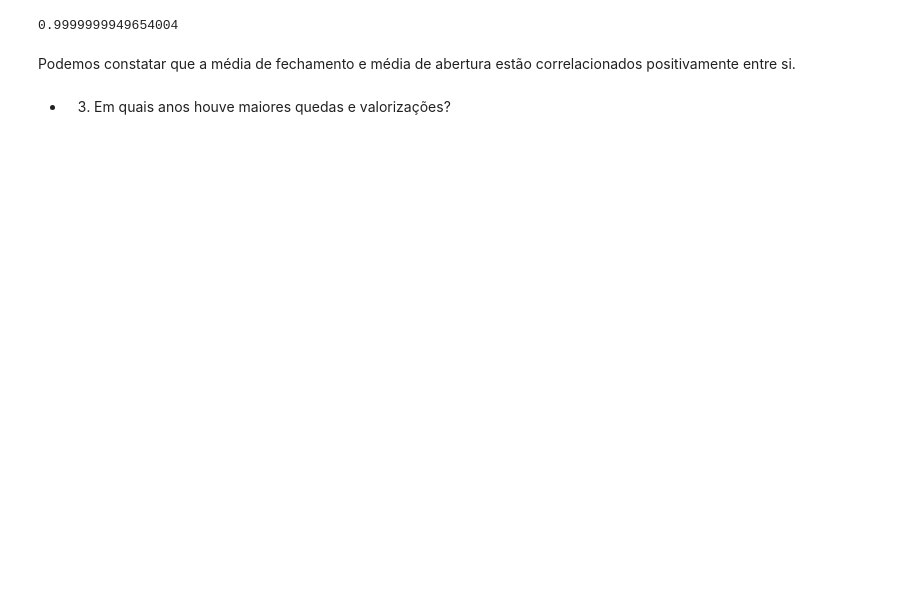
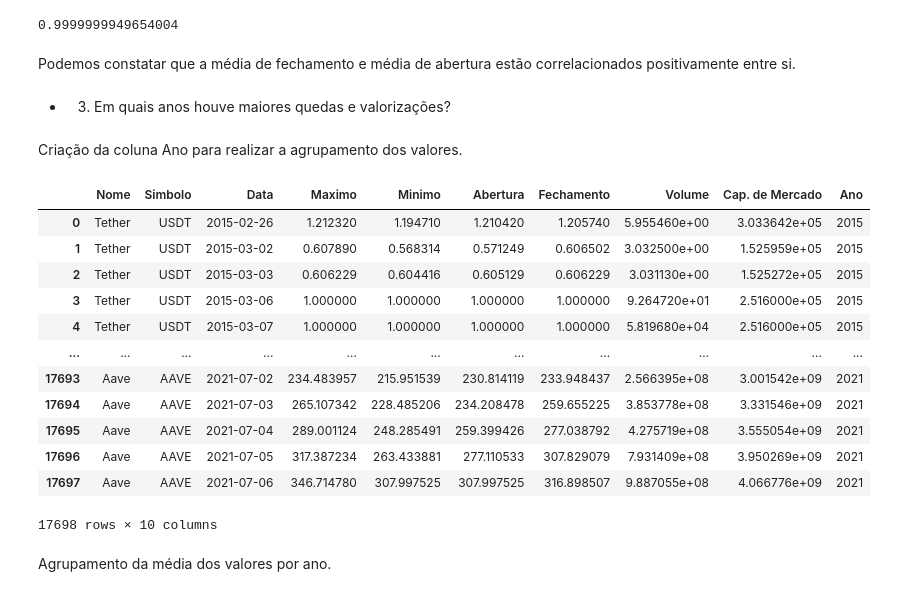
Before and after one commit to gideoni-santos/HermesCrypto, a Jupyter notebook: relatorio.ipynb, the cells around one changed output. Cells and saved outputs as stored; diff of their text form; code cells hidden in the pictures; blank space fills up the shorter version.

```diff
--- a/relatorio.ipynb
+++ b/relatorio.ipynb
@@ -404,3 +404,25 @@ correlacao
 Podemos constatar que a média de fechamento e média de abertura estão correlacionados positivamente entre si.
 # %% [markdown]
 - 3. Em quais anos houve maiores quedas e valorizações?
+# %% [markdown]
+Criação da coluna Ano para realizar a agrupamento dos valores.
+# %%
+data_clean['Data'] = pd.to_datetime(data_clean['Data'])
+data_clean['Ano'] = data_clean['Data'].dt.year
+data_clean
+# %% [output]
+|  | Nome | Simbolo | Data | Maximo | Minimo | Abertura | Fechamento | Volume | Cap. de Mercado | Ano |
+| 0 | Tether | USDT | 2015-02-26 | 1.212320 | 1.194710 | 1.210420 | 1.205740 | 5.955460e+00 | 3.033642e+05 | 2015 |
+| 1 | Tether | USDT | 2015-03-02 | 0.607890 | 0.568314 | 0.571249 | 0.606502 | 3.032500e+00 | 1.525959e+05 | 2015 |
+| 2 | Tether | USDT | 2015-03-03 | 0.606229 | 0.604416 | 0.605129 | 0.606229 | 3.031130e+00 | 1.525272e+05 | 2015 |
+| 3 | Tether | USDT | 2015-03-06 | 1.000000 | 1.000000 | 1.000000 | 1.000000 | 9.264720e+01 | 2.516000e+05 | 2015 |
+| 4 | Tether | USDT | 2015-03-07 | 1.000000 | 1.000000 | 1.000000 | 1.000000 | 5.819680e+04 | 2.516000e+05 | 2015 |
+| ... | ... | ... | ... | ... | ... | ... | ... | ... | ... | ... |
+| 17693 | Aave | AAVE | 2021-07-02 | 234.483957 | 215.951539 | 230.814119 | 233.948437 | 2.566395e+08 | 3.001542e+09 | 2021 |
+| 17694 | Aave | AAVE | 2021-07-03 | 265.107342 | 228.485206 | 234.208478 | 259.655225 | 3.853778e+08 | 3.331546e+09 | 2021 |
+| 17695 | Aave | AAVE | 2021-07-04 | 289.001124 | 248.285491 | 259.399426 | 277.038792 | 4.275719e+08 | 3.555054e+09 | 2021 |
+| 17696 | Aave | AAVE | 2021-07-05 | 317.387234 | 263.433881 | 277.110533 | 307.829079 | 7.931409e+08 | 3.950269e+09 | 2021 |
+| 17697 | Aave | AAVE | 2021-07-06 | 346.714780 | 307.997525 | 307.997525 | 316.898507 | 9.887055e+08 | 4.066776e+09 | 2021 |
+17698 rows × 10 columns
+# %% [markdown]
+Agrupamento da média dos valores por ano.
```
Also changed, not shown: parts of 17 cells of this notebook.
